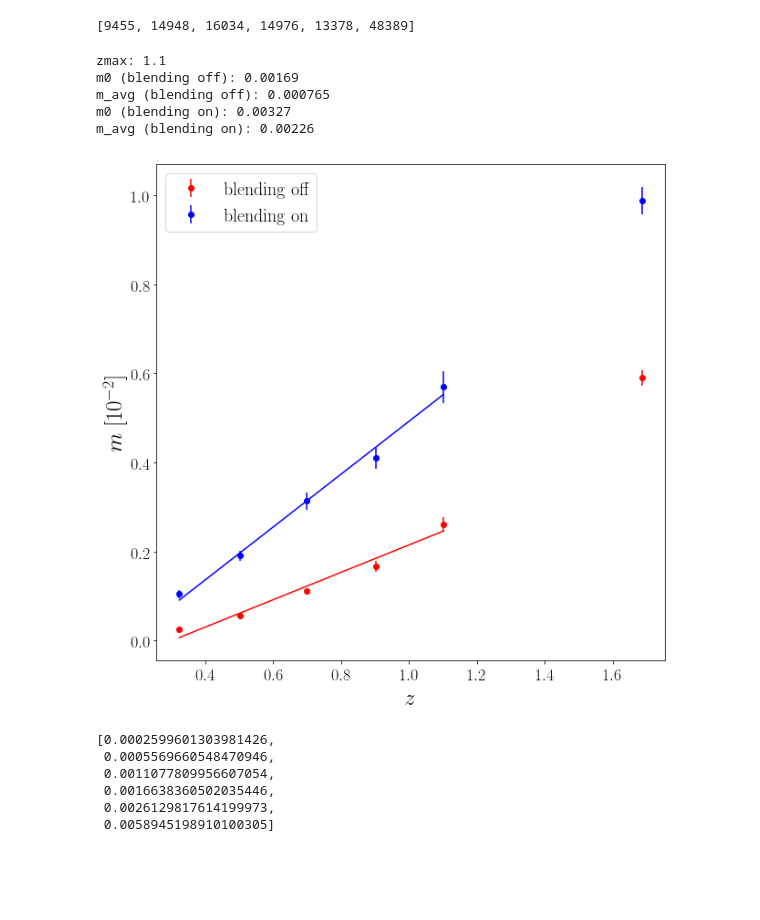
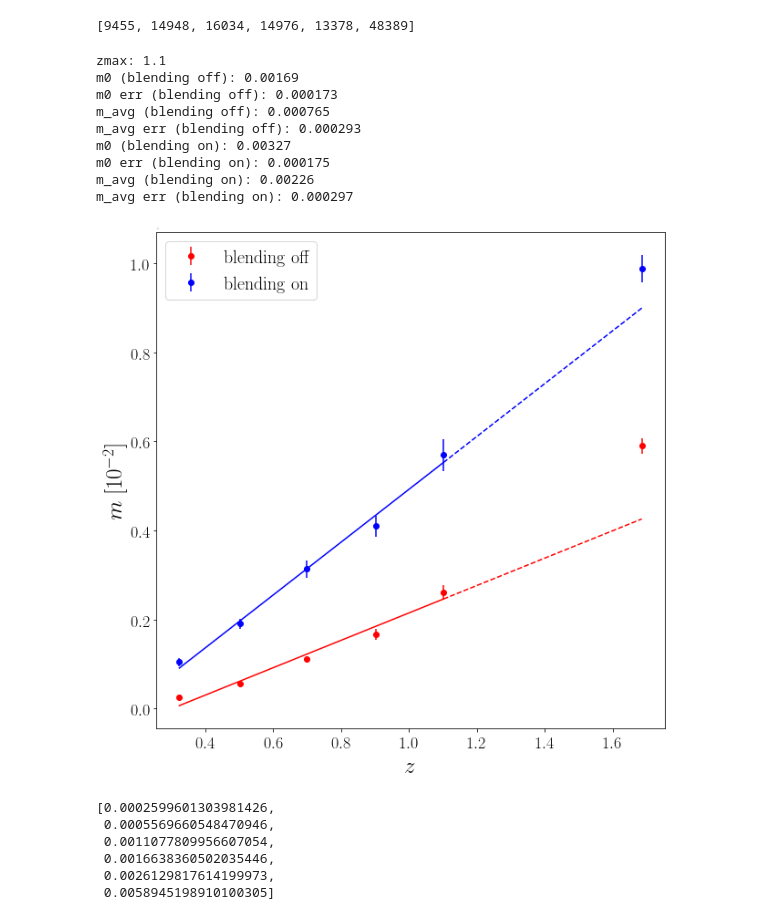
Before and after one commit to ismael-mendoza/wld_code, a Jupyter notebook: tomo-results.ipynb, the cells around one changed output. Saved outputs shown, nothing was run; the diff lists cells and outputs as text; code cells hidden in the pictures; blank space fills up the shorter version.

```diff
--- a/tomo-results.ipynb
+++ b/tomo-results.ipynb
@@ -546,0 +624,4 @@ array([[ 0.49671415, -0.1382643 ],
+# %%
+#read boostrap matrices from file.
+boot_matrices = pickle.load(open('mycode/notebooks/paper/data/bootstrap_matrices_new_shears.p','rb'), encoding='latin1')
+boot_covariance_matrix_iso, boot_covariance_matrix_grp, boot_correlation_matrix_iso, boot_correlation_matrix_grp = boot_matrices
@@ -622 +845,8 @@ print(sigma1, sigma2, sigma12, rho12)
+# %%
+#put the things in the correct format.
+data_iso = np.zeros((len(pulls_iso[4]),len(g1s)))
+data_grp = np.zeros((len(pulls_grp[4]),len(g1s)))
+for i in range(len(g1s)):
+    data_iso[:,i] = pulls_iso[i]
+    data_grp[:,i] = pulls_grp[i]
 # %%
@@ -635,0 +890,7 @@ corner.corner(data_iso)
+# %%
+fig = plt.figure(figsize=(10,10))
+ax = fig.add_subplot(111)
+x = [0,1,2]
+y = [0,1,2]
+ax.plot(x,y)
+ax.yaxis.set_tick_params(labelsize=60)
@@ -1206,7 +1484,8 @@ def glinear_fit(x,y,yerrs):
     beta0 = myoutput.beta[0]
     beta1 = myoutput.beta[1]
 
-    return beta0, beta1, np.sqrt(myoutput.cov_beta[0,0]), np.sqrt(myoutput.cov_beta[1,1]), myoutput.cov_beta[0,1]/np.sqrt(myoutput.cov_beta[0,0]*myoutput.cov_beta[1,1])
+    #return beta0, beta1, np.sqrt(myoutput.cov_beta[0,0]), np.sqrt(myoutput.cov_beta[1,1]), myoutput.cov_beta[0,1]/np.sqrt(myoutput.cov_beta[0,0]*myoutput.cov_beta[1,1])
+    return beta0, beta1, myoutput.sd_beta[0], myoutput.sd_beta[1], myoutput.cov_beta[0,1]/np.sqrt(myoutput.cov_beta[0,0]*myoutput.cov_beta[1,1])
 
 
 def semi_glinear_fit(x,y,yerrs):
@@ -1239,7 +1518,7 @@ tomo_errs, tomo_bootstrap_matrices, tomo_ms = tomo_fncs.load_tomos(project_dir)
 # %%
 tomo_ms_iso, tomo_ms_errs_iso, tomo_ms_grp, tomo_ms_errs_grp = tomo_ms
 # %%
-#in this new version (November 2, 2018) - we ignore the last point in the fit per Pat's suggestion
+### in this new version (November 2, 2018) - we ignore the last point in the fit per Pat's suggestion
 #and make this explicit in the plot by not plotting anything beyond that point.
 plt.rc('text',usetex=True)
 
@@ -1257,42 +1536,66 @@ zmax = np.median(tomo_cats[-2][4]['z'])
 beta0_iso, beta1_iso,beta0_err_iso,beta1_err_iso,beta01_corr_iso = glinear_fit(x[:-1],tomo_ms_iso[:-1],tomo_ms_errs_iso[:-1])
 beta0_grp, beta1_grp,beta0_err_grp,beta1_err_grp,beta01_corr_grp = glinear_fit(x[:-1],tomo_ms_grp[:-1],tomo_ms_errs_grp[:-1])
 
-
 y_line_iso= errors.get_line(x,beta0_iso,beta1_iso)
 y_line_grp= errors.get_line(x,beta0_grp,beta1_grp)
 
 #do not plot it all the way to the last bin.
 ax.plot(x[:-1],y_line_iso[:-1], color='red')
 ax.plot(x[:-1],y_line_grp[:-1], color='blue')
+
+#plot the last bin dashed
+ax.plot(x[-2:],y_line_iso[-2:], color='red', linestyle='dashed')
+ax.plot(x[-2:],y_line_grp[-2:], color='blue', linestyle='dashed')
+
+
+
+
 
 
 ax.set_xlabel('$z$', size=25)
 ax.set_ylabel('$m \\; [10^{-2}]$', size=25)
 ax.tick_params(axis='both', which='major', labelsize=18)
 
 ax.ticklabel_format(style='sci', axis='y', scilimits=(-0, 0))
 ax.get_yaxis().get_offset_text().set_size(1)
 
 m0_iso = zmax * beta0_iso / 2
+m0_err_iso = beta0_err_iso * zmax /2
 m0_grp = zmax * beta0_grp / 2
+m0_err_grp = beta0_err_grp * zmax /2
+
+
 m_avg_iso = beta1_iso + m0_iso
+m_avg_iso_err = np.sqrt(beta1_err_iso**2 + m0_err_iso**2)
 m_avg_grp = beta1_grp + m0_grp
+m_avg_grp_err = np.sqrt(beta1_err_grp**2 + m0_err_grp**2)
+
+
 
 
 
 print()
 print(f"zmax: {zmax:.3g}")
 print(f"m0 (blending off): {m0_iso:.3g}")
+print(f"m0 err (blending off): {m0_err_iso:.3g}")
 print(f"m_avg (blending off): {m_avg_iso:.3g}")
+print(f"m_avg err (blending off): {m_avg_iso_err:.3g}")
+
 print(f"m0 (blending on): {m0_grp:.3g}")
+print(f"m0 err (blending on): {m0_err_grp:.3g}")
 print(f"m_avg (blending on): {m_avg_grp:.3g}")
+print(f"m_avg err (blending on): {m_avg_grp_err:.3g}")
 # %% [output]
 zmax: 1.1
 m0 (blending off): 0.00169
+m0 err (blending off): 0.000173
 m_avg (blending off): 0.000765
+m_avg err (blending off): 0.000293
 m0 (blending on): 0.00327
+m0 err (blending on): 0.000175
 m_avg (blending on): 0.00226
+m_avg err (blending on): 0.000297
-[figure, old version]
+[figure, new version]
 # %%
 tomo_ms_iso
 # %% [output]
```
Also changed, not shown: parts of 78 cells of this notebook, 7 other files.
